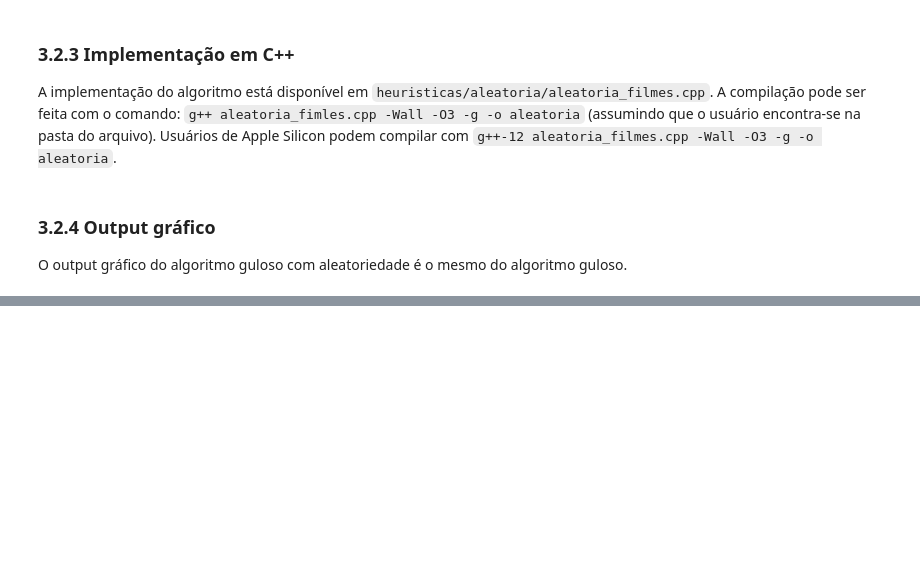
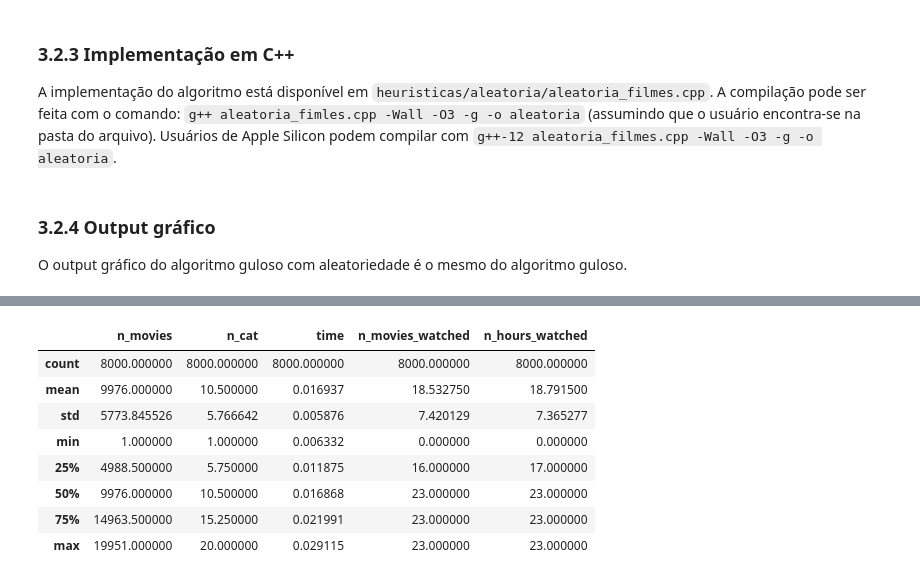
Before and after one commit to arthurchieppe/filmes-supercomp, a Jupyter notebook: relatorio/relatorio_parcial.ipynb, the cells around one changed output, grey strips where cells are left out. Saved outputs shown, nothing was run; the diff lists cells and outputs as text; code cells hidden in the pictures; blank space fills up the shorter version.

```diff
--- a/relatorio/relatorio_parcial.ipynb
+++ b/relatorio/relatorio_parcial.ipynb
@@ -182,0 +256,12 @@ O output gráfico do algoritmo guloso com aleatoriedade é o mesmo do algoritmo
+# %%
+gulosa_df.describe()
+# %% [output]
+|  | n_movies | n_cat | time | n_movies_watched | n_hours_watched |
+| count | 8000.000000 | 8000.000000 | 8000.000000 | 8000.000000 | 8000.000000 |
+| mean | 9976.000000 | 10.500000 | 0.016937 | 18.532750 | 18.791500 |
+| std | 5773.845526 | 5.766642 | 0.005876 | 7.420129 | 7.365277 |
+| min | 1.000000 | 1.000000 | 0.006332 | 0.000000 | 0.000000 |
+| 25% | 4988.500000 | 5.750000 | 0.011875 | 16.000000 | 17.000000 |
+| 50% | 9976.000000 | 10.500000 | 0.016868 | 23.000000 | 23.000000 |
+| 75% | 14963.500000 | 15.250000 | 0.021991 | 23.000000 | 23.000000 |
+| max | 19951.000000 | 20.000000 | 0.029115 | 23.000000 | 23.000000 |
```
Also changed, not shown: parts of 19 cells of this notebook, 1 other file.
